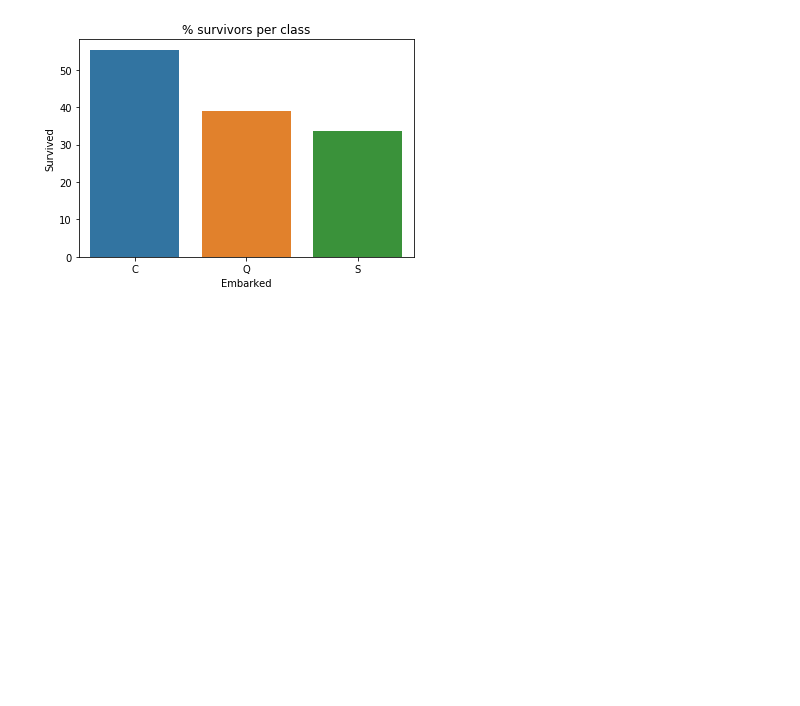
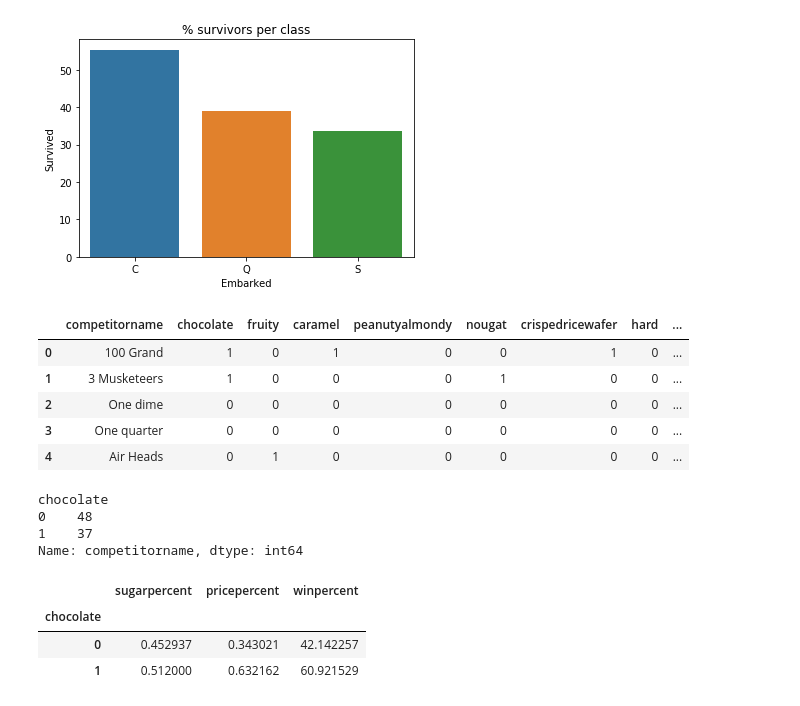
Before and after one commit to UCD-pbio-rclub/python-data-analysis_JoelR, a Jupyter notebook: p10a_jrm.ipynb, the cells around one changed output. Cells and saved outputs as stored; diff of their text form; code cells hidden in the pictures; blank space fills up the shorter version.

```diff
--- a/p10a_jrm.ipynb
+++ b/p10a_jrm.ipynb
@@ -225,3 +225,28 @@ sns.barplot(data=percentSurvival,
 # %% [output]
 Text(0.5, 1.0, '% survivors per class')
 [figure]
+# %%
+## Rie
+candy = pd.read_csv('https://raw.githubusercontent.com/UCD-pbio-rclub/python-data-analysis_RieU/master/Assignment/candy-data.csv')
+candy.head()
+# %% [output]
+|  | competitorname | chocolate | fruity | caramel | peanutyalmondy | nougat | crispedricewafer | hard | ... |
+| 0 | 100 Grand | 1 | 0 | 1 | 0 | 0 | 1 | 0 | ... |
+| 1 | 3 Musketeers | 1 | 0 | 0 | 0 | 1 | 0 | 0 | ... |
+| 2 | One dime | 0 | 0 | 0 | 0 | 0 | 0 | 0 | ... |
+| 3 | One quarter | 0 | 0 | 0 | 0 | 0 | 0 | 0 | ... |
+| 4 | Air Heads | 0 | 1 | 0 | 0 | 0 | 0 | 0 | ... |
+# %%
+candy["competitorname"].groupby(candy["chocolate"]).count()
+# %% [output]
+chocolate
+0    48
+1    37
+Name: competitorname, dtype: int64
+# %%
+candy[["sugarpercent","pricepercent","winpercent"]].groupby(candy["chocolate"]).mean()
+# %% [output]
+|  | sugarpercent | pricepercent | winpercent |
+| chocolate |  |  |  |
+| 0 | 0.452937 | 0.343021 | 42.142257 |
+| 1 | 0.512000 | 0.632162 | 60.921529 |
```
